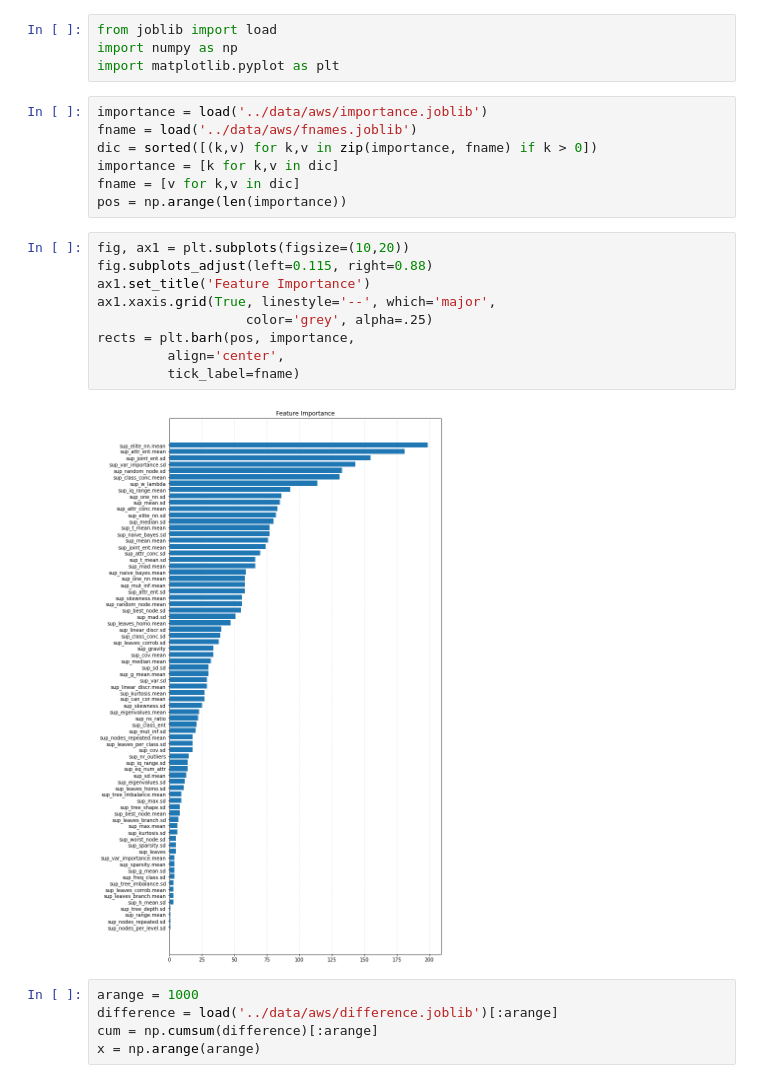
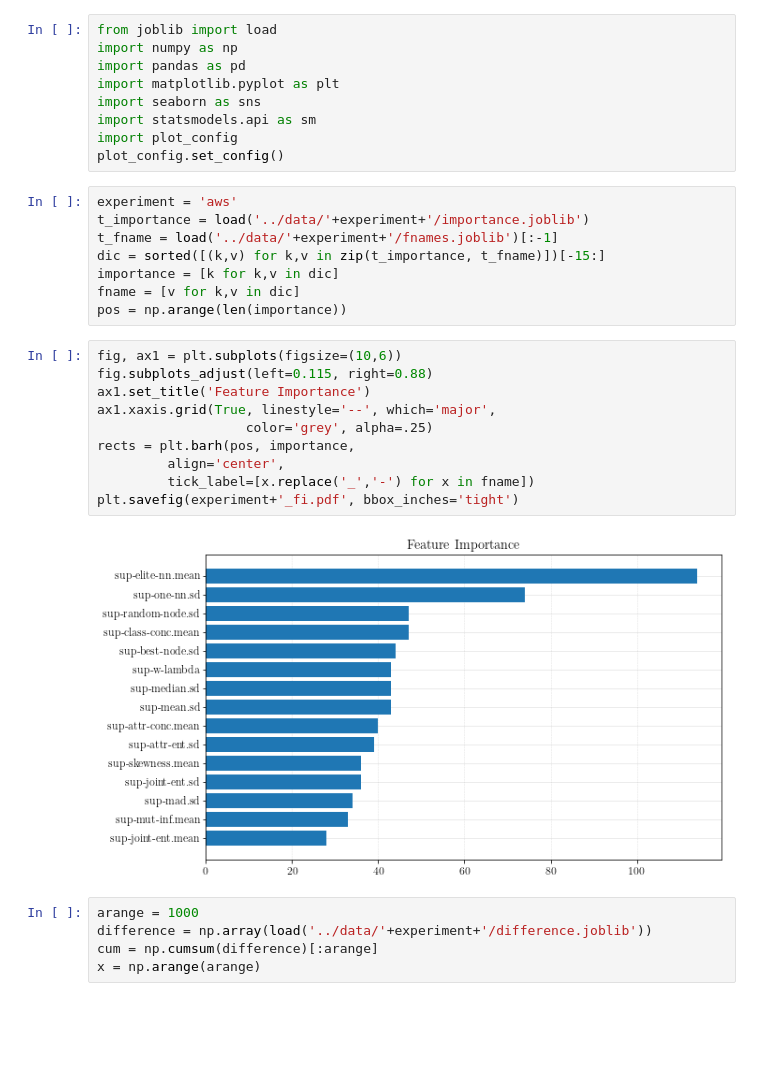
Before and after one commit to maffei2443/meta_experiments, a Jupyter notebook: notebooks/aws.ipynb, the cells around one changed output. Cells and saved outputs as stored; diff of their text form; blank space fills up the shorter version.

```diff
--- a/notebooks/aws.ipynb
+++ b/notebooks/aws.ipynb
@@ -1,28 +1,35 @@
 # %%
 from joblib import load
 import numpy as np
+import pandas as pd
 import matplotlib.pyplot as plt
+import seaborn as sns
+import statsmodels.api as sm
+import plot_config
+plot_config.set_config()
 # %%
-importance = load('../data/aws/importance.joblib')
-fname = load('../data/aws/fnames.joblib')
-dic = sorted([(k,v) for k,v in zip(importance, fname) if k > 0])
+experiment = 'aws'
+t_importance = load('../data/'+experiment+'/importance.joblib')
+t_fname = load('../data/'+experiment+'/fnames.joblib')[:-1]
+dic = sorted([(k,v) for k,v in zip(t_importance, t_fname)])[-15:]
 importance = [k for k,v in dic]
 fname = [v for k,v in dic]
 pos = np.arange(len(importance))
 # %%
-fig, ax1 = plt.subplots(figsize=(10,20))
+fig, ax1 = plt.subplots(figsize=(10,6))
 fig.subplots_adjust(left=0.115, right=0.88)
 ax1.set_title('Feature Importance')
 ax1.xaxis.grid(True, linestyle='--', which='major',
                    color='grey', alpha=.25)
 rects = plt.barh(pos, importance,
          align='center',
-         tick_label=fname)
+         tick_label=[x.replace('_','-') for x in fname])
+plt.savefig(experiment+'_fi.pdf', bbox_inches='tight')
 # %% [output]
-[figure, old version]
+[figure, new version]
 # %%
 arange = 1000
-difference = load('../data/aws/difference.joblib')[:arange]
+difference = np.array(load('../data/'+experiment+'/difference.joblib'))
 cum = np.cumsum(difference)[:arange]
 x = np.arange(arange)
 # %%
```
Also changed, not shown: parts of 14 cells of this notebook, 21 other files.
